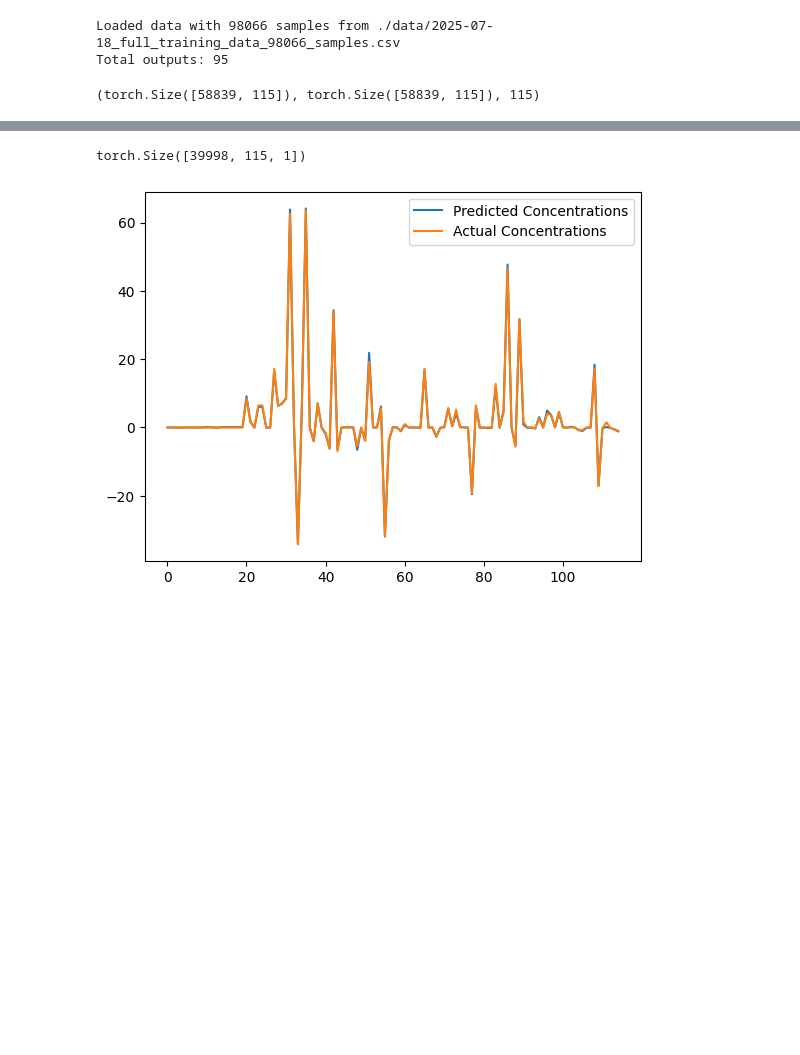
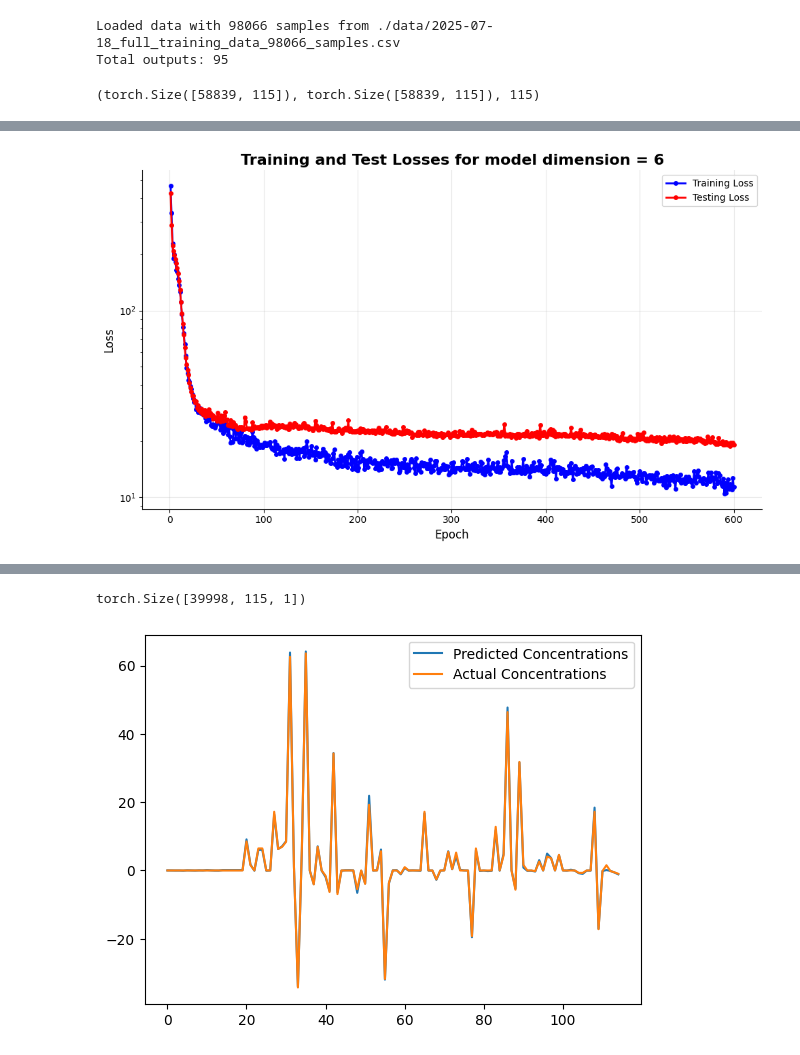
Before and after one commit to mathyharsha/metabolic-NN-harsha, a Jupyter notebook: multihead_attn_based_transformer_multiple_layers.ipynb, the cells around one changed output, grey strips where cells are left out. Cells and saved outputs as stored; diff of their text form; code cells hidden in the pictures; blank space fills up the shorter version.

```diff
--- a/multihead_attn_based_transformer_multiple_layers.ipynb
+++ b/multihead_attn_based_transformer_multiple_layers.ipynb
@@ -462,7 +465,7 @@ def train_model(dmodel=6,num_heads=2,inner_dim_multiplier=1.5,num_transformers=2
     print('Training Completed')
     return average_losses, test_losses, model
 # %%
-def train_model_randomness(dmodel=6,num_heads=2,inner_dim_multiplier=1.5,num_transformers=2):
+def train_model_W(dmodel=6,num_heads=2,inner_dim_multiplier=1.5,num_transformers=2,weight_decay=0.01,model_=None):
     average_losses = []
     test_losses = []
     vocab_size = 115
@@ -473,11 +476,20 @@ def train_model_randomness(dmodel=6,num_heads=2,inner_dim_multiplier=1.5,num_tra
     num_epochs = 300
     num_batches = 30
 
-    model = TransformersSeries(vocab_size,d_model,num_heads,inner_dim_multiplier,num_transformers)
+    if model_:
+        model = model_
+    else:
+        model = TransformersSeries(vocab_size,d_model,num_heads,inner_dim_multiplier,num_transformers)
     model = model.to(device)
 
     criterion = nn.MSELoss()
-    optimizer = optim.Adam(model.parameters(), lr=learning_rate)
+    optimizer = optim.AdamW(
+    model.parameters(),
+    lr=learning_rate,              # Learning rate
+    weight_decay=weight_decay,    # Weight decay coefficient
+    betas=(0.9, 0.999),   # Beta parameters for Adam
+    eps=1e-8              # Epsilon for numerical stability
+    )
 
     if device.type == 'mps':
         # Reduce batch size slightly for Mac GPU memory
@@ -495,8 +507,6 @@ def train_model_randomness(dmodel=6,num_heads=2,inner_dim_multiplier=1.5,num_tra
 
             batch_inps = inps_train[idxs,:].unsqueeze(-1)
             batch_targets = outs_train[idxs,:].unsqueeze(-1)
-
-            batch_inps += torch.rand_like(batch_inps)
 
             optimizer.zero_grad()
 
@@ -585,0 +596,2 @@ plot_loss(average_losses, test_losses, 6)
+# %%
+average_losses_W, test_losses_W, trained_model_W = train_model_W(dmodel=6,num_heads=2,inner_dim_multiplier=1.5,num_transformers=2,weight_decay=0.01,model_=trained_model)
@@ -586,3 +604,7 @@ plot_loss(average_losses, test_losses, 6)
+# %%
+plot_loss(average_losses+average_losses_W, test_losses+test_losses_W, 6)
+# %% [output]
+[figure, added]
 # %%
 average_losses_12_3_5_2, test_losses_12_3_5_2, trained_model_12_3_5_2 = train_model(12,3,5,2)
 # %% [output]
```
Also changed, not shown: parts of 27 cells of this notebook, 5 other files.
